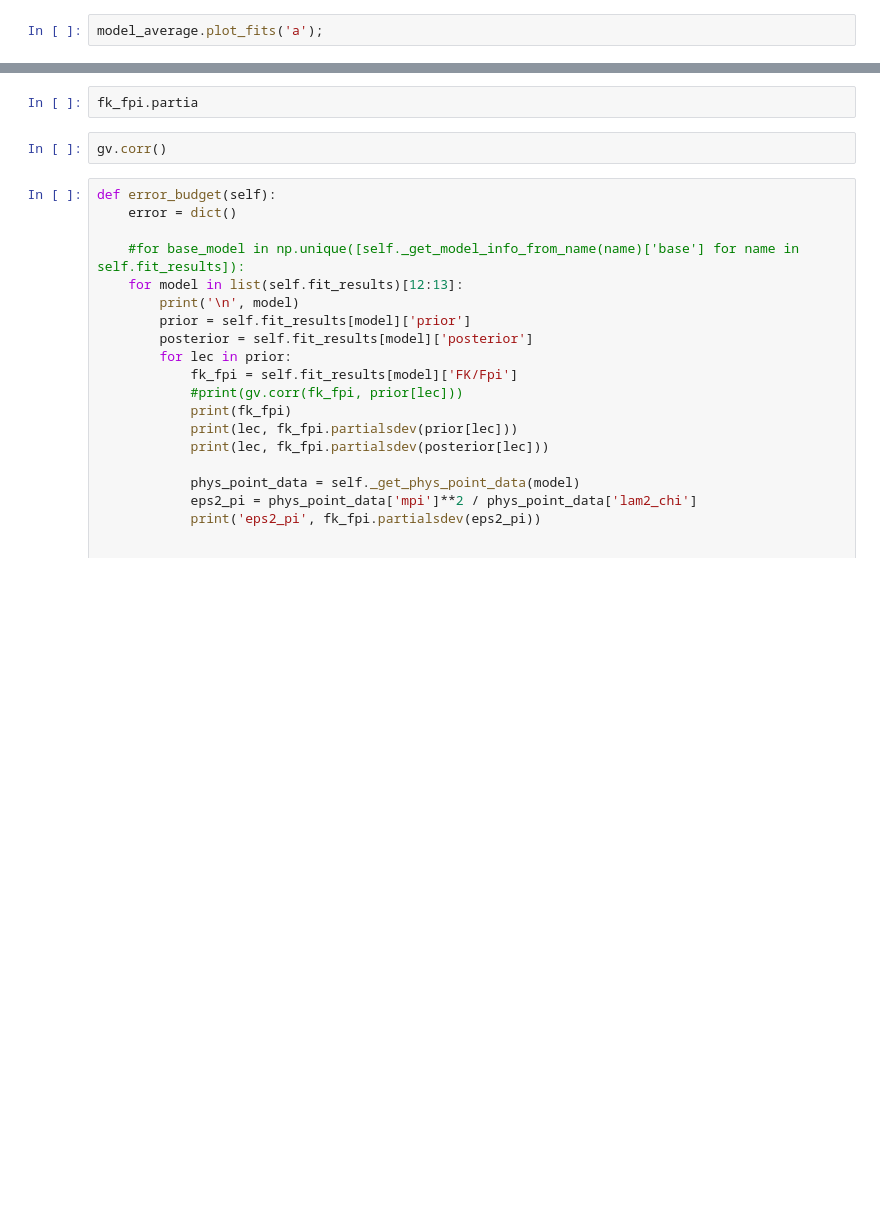
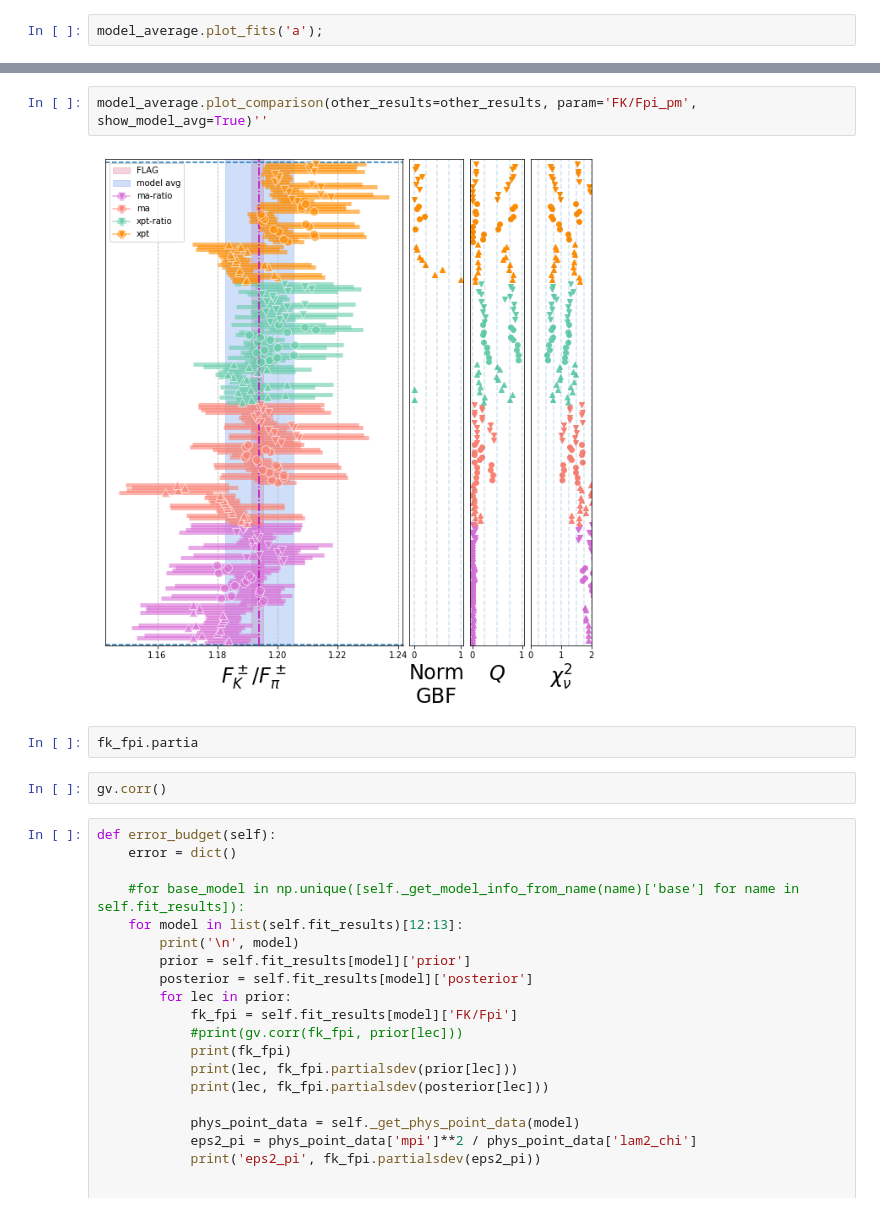
Before and after one commit to callat-qcd/project_fkfpi, a Jupyter notebook: notebooks/average_models.ipynb, the cells around one changed output, grey strips where cells are left out. Cells and saved outputs as stored; diff of their text form; blank space fills up the shorter version.

```diff
--- a/notebooks/average_models.ipynb
+++ b/notebooks/average_models.ipynb
@@ -142,3 +116,7 @@ model_average.plot_comparison(other_results=other_results, param='FK/Fpi_pm');
+# %%
+model_average.plot_comparison(other_results=other_results, param='FK/Fpi_pm', show_model_avg=True)''
+# %% [output]
+[figure, added]
 # %%
 fk_fpi.partia
 # %%
```
Also changed, not shown: parts of 11 cells of this notebook, 4 other files.
